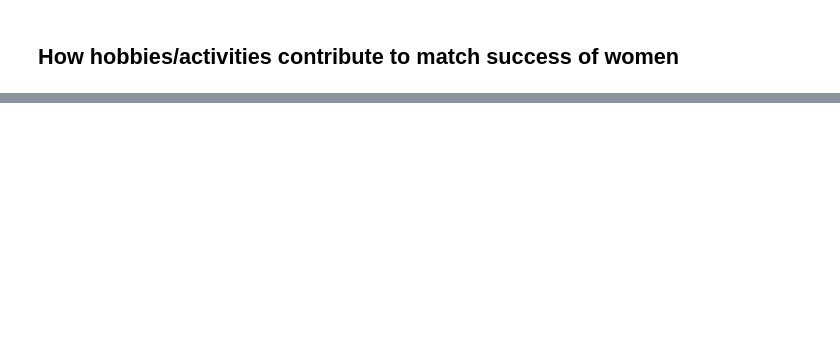
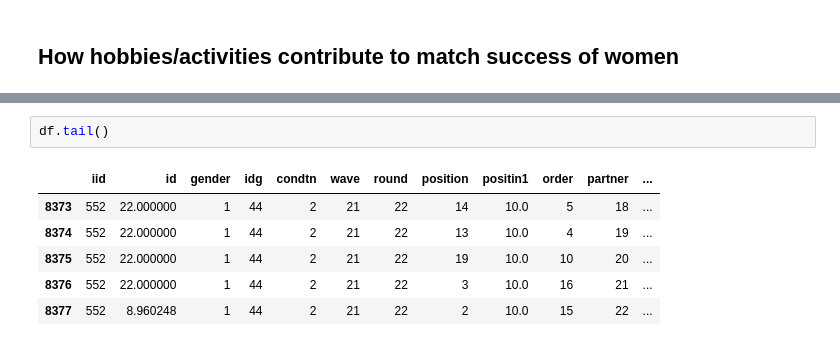
Before and after one commit to magescher/DataScience_SpeedDatingExperiment, a Jupyter notebook: SpeedDating.ipynb, the cells around one changed output, grey strips where cells are left out. Drawn from its saved outputs; the diff is of its cells as text; blank space fills up the shorter version.

```diff
--- a/SpeedDating.ipynb
+++ b/SpeedDating.ipynb
@@ -469,0 +541,9 @@ lookup.head(20)
+# %%
+df.tail()
+# %% [output]
+|  | iid | id | gender | idg | condtn | wave | round | position | positin1 | order | partner | ... |
+| 8373 | 552 | 22.000000 | 1 | 44 | 2 | 21 | 22 | 14 | 10.0 | 5 | 18 | ... |
+| 8374 | 552 | 22.000000 | 1 | 44 | 2 | 21 | 22 | 13 | 10.0 | 4 | 19 | ... |
+| 8375 | 552 | 22.000000 | 1 | 44 | 2 | 21 | 22 | 19 | 10.0 | 10 | 20 | ... |
+| 8376 | 552 | 22.000000 | 1 | 44 | 2 | 21 | 22 | 3 | 10.0 | 16 | 21 | ... |
+| 8377 | 552 | 8.960248 | 1 | 44 | 2 | 21 | 22 | 2 | 10.0 | 15 | 22 | ... |
```
Also changed, not shown: parts of 21 cells of this notebook.
